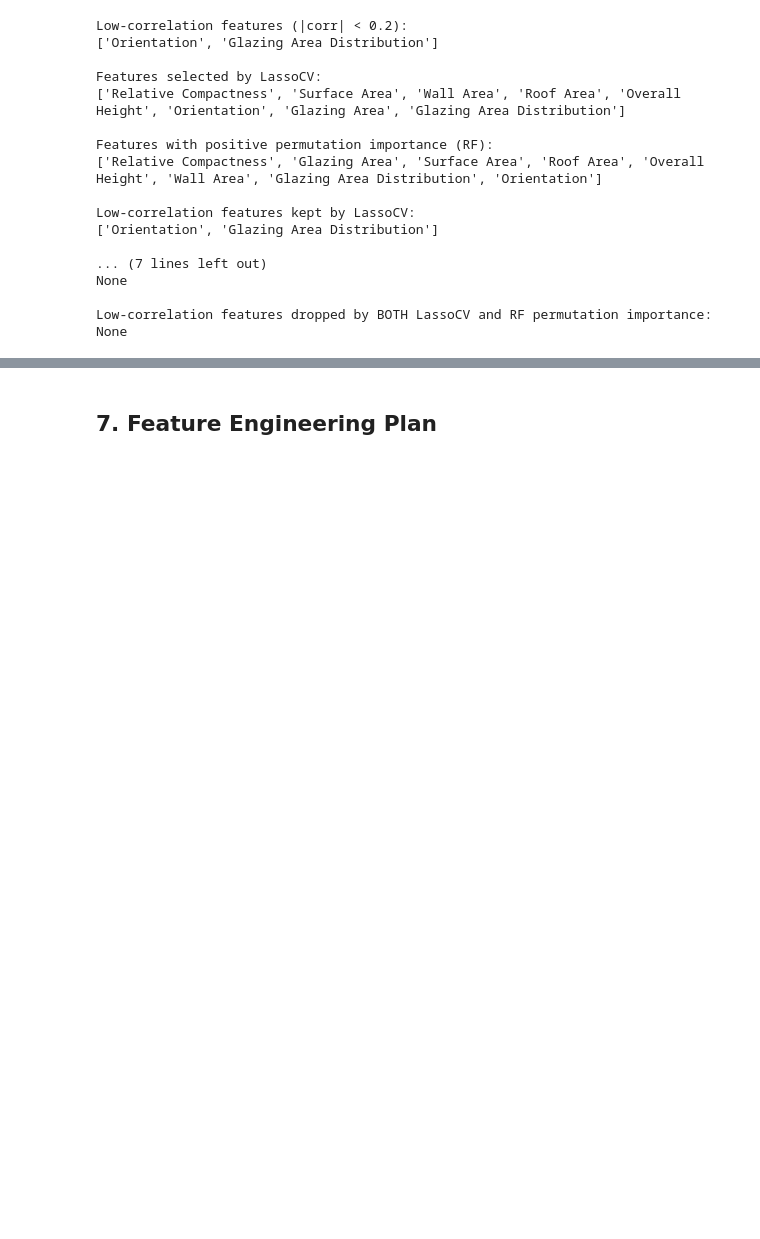
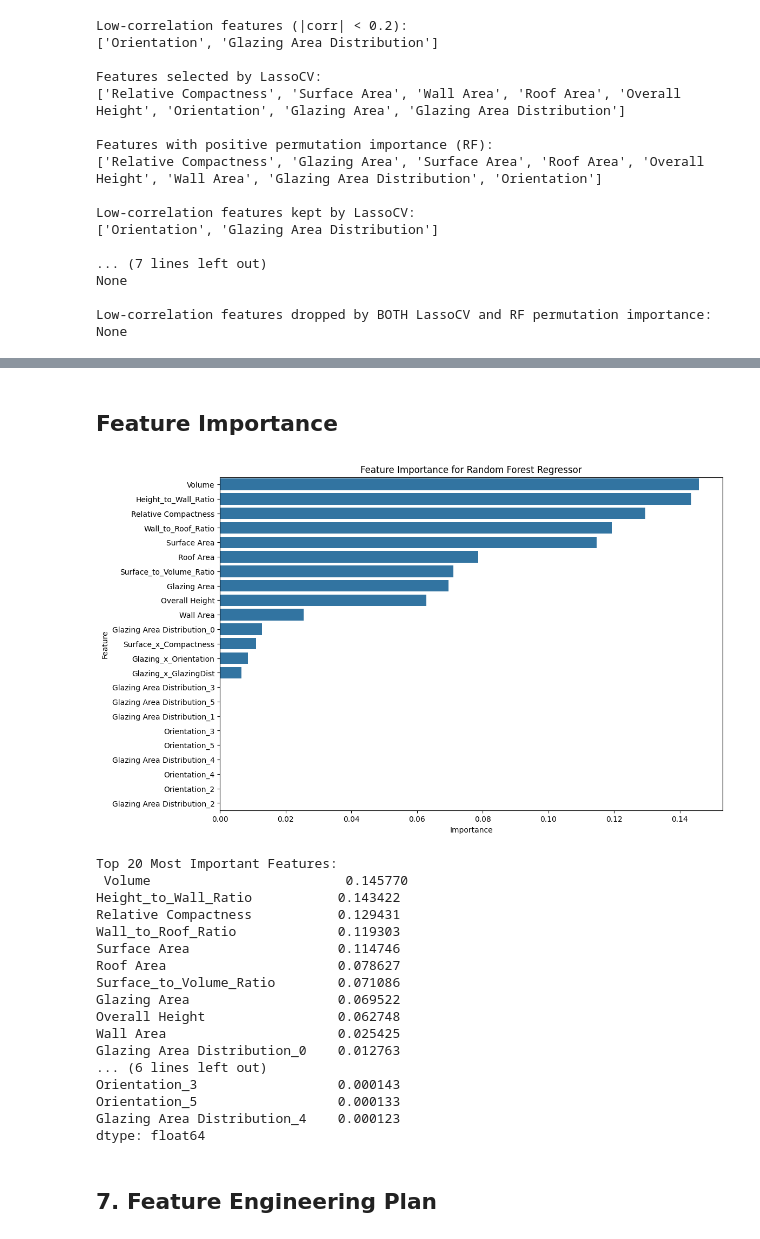
Before and after one commit to szm4c/bagging-boosting-stacking-study, a Jupyter notebook: notebooks/eda/energy_efficiency_eda.ipynb, the cells around one changed output, grey strips where cells are left out. Drawn from its saved outputs; the diff is of its cells as text; code cells hidden in the pictures; blank space fills up the shorter version.

```diff
--- a/notebooks/eda/energy_efficiency_eda.ipynb
+++ b/notebooks/eda/energy_efficiency_eda.ipynb
@@ -470,3 +705,36 @@ None
+# %% [markdown]
+## Feature Importance
+# %%
+feature_importances = pd.Series(rf_advanced.feature_importances_, index=X_train_advanced.columns)
+feature_importances = feature_importances.sort_values(ascending=False)
+
+plt.figure(figsize=(12, 8))
+sns.barplot(x=feature_importances.values, y=feature_importances.index)
+plt.title('Feature Importance for Random Forest Regressor')
+plt.xlabel('Importance')
+plt.ylabel('Feature')
+plt.show()
+
+print("\nTop 20 Most Important Features:\n", feature_importances.head(20))
+# %% [output]
+[figure, added]
+Top 20 Most Important Features:
+ Volume                         0.145770
+Height_to_Wall_Ratio           0.143422
+Relative Compactness           0.129431
+Wall_to_Roof_Ratio             0.119303
+Surface Area                   0.114746
+Roof Area                      0.078627
+Surface_to_Volume_Ratio        0.071086
+Glazing Area                   0.069522
+Overall Height                 0.062748
+Wall Area                      0.025425
+Glazing Area Distribution_0    0.012763
+... (6 lines left out)
+Orientation_3                  0.000143
+Orientation_5                  0.000133
+Glazing Area Distribution_4    0.000123
+dtype: float64
 # %% [markdown]
 ## 7. Feature Engineering Plan
 # %% [markdown]
```
Also changed, not shown: parts of 14 cells of this notebook.
